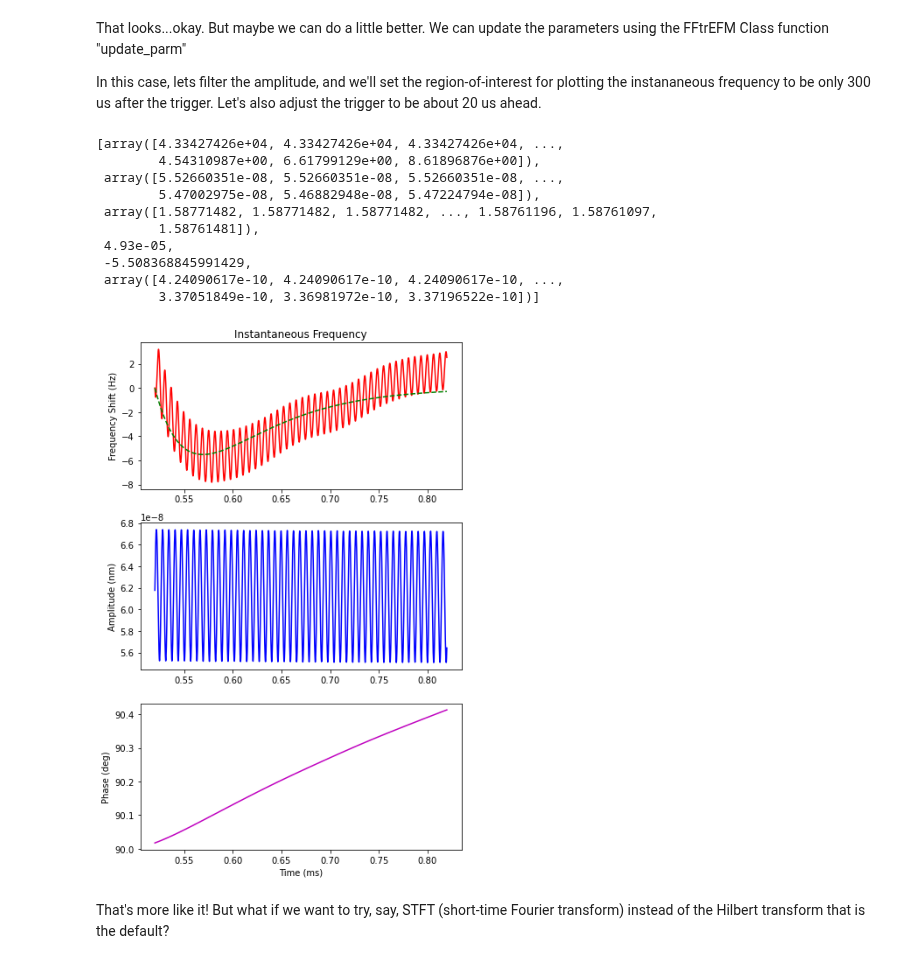
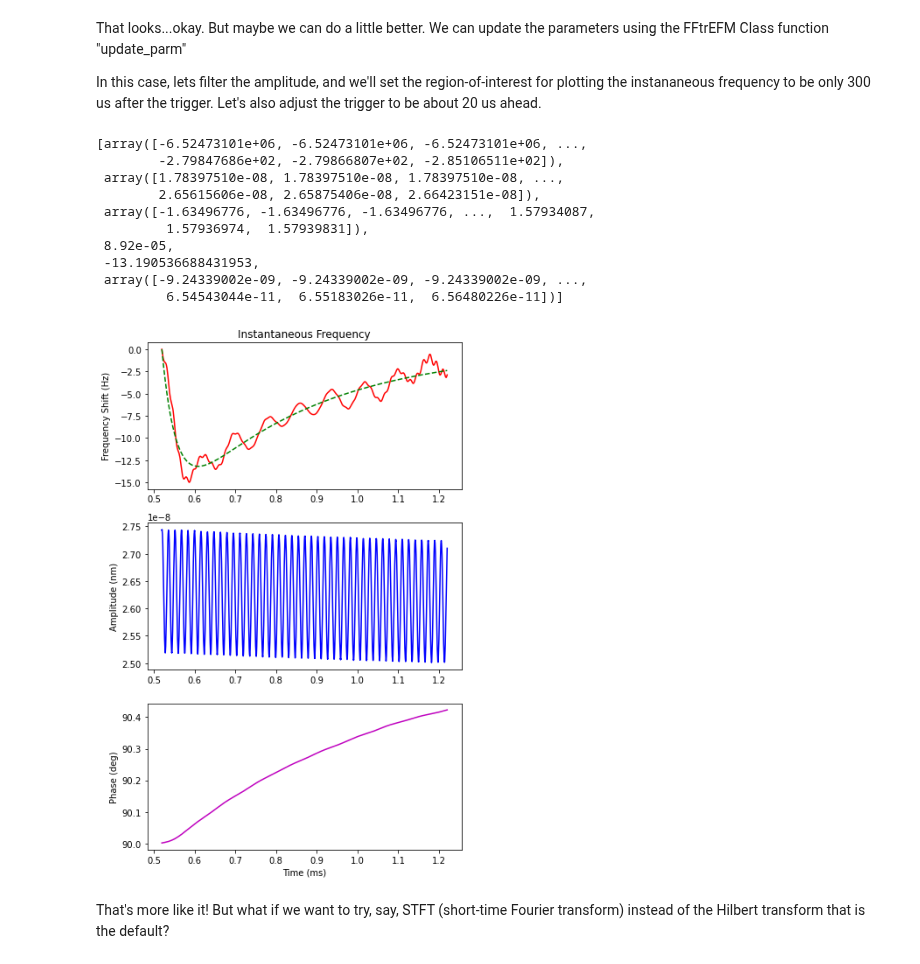
Before and after one commit to rajgiriUW/FFTA, a Jupyter notebook: notebooks/FFtrEFM basic processing.ipynb, the cells around one changed output. Cells and saved outputs as stored; diff of their text form; code cells hidden in the pictures.

```diff
--- a/notebooks/FFtrEFM basic processing.ipynb
+++ b/notebooks/FFtrEFM basic processing.ipynb
@@ -64,0 +43,9 @@ Some parameters to note:
+# %%
+# Set the FF_FOlder to whereever you downloaded the data.
+ibw_folder = r'FOLDER_WHERE_YOU_SAVED_THE_IBW_FILES'
+topo_path = r'PATH_WHERE_YOU_SAVED_THE_ASSOCIATED_TOPOGRAPHY_IMAGE'
+
+# In my case, that's this:
+# Comment out this line on your machine
+ibw_folder = r'G:\My Drive\FFTA_Notebook\notebook_data\perovskite'
+topo_path = r'G:\My Drive\FFTA_Notebook\notebook_data\perovskite_example.ibw'
@@ -67,10 +75,5 @@ Some parameters to note:
 # h5_path, parm_dict, h5_avg = ffta.load.load_hdf.load_wrapper()
 
 # Otherwise, input them manually
-base_file_path = r'F:\Raj - trEFM data\150921-PTB7'
-ibw_path = base_file_path + r'\FF4_128img.ibw'
-folder_path = base_file_path + r'\FF4_CH03dB10V128'
-ibw_path = r'F:/Raj - trEFM data/20200914 - MAPI IMskpm ff fk kp/FF10_postPL02_v3.ibw'
-folder_path = r'F:\Raj - trEFM data\20200914 - MAPI IMskpm ff fk kp\FF10_-5V_floating_600mA_postPL02'
-h5_path, parm_dict, h5_avg = ffta.load.load_hdf.load_wrapper(ibw_file_path=ibw_path, ff_file_path=folder_path)
+h5_path, parm_dict, h5_avg = ffta.load.load_hdf.load_wrapper(ibw_file_path=topo_path, ff_file_path=ibw_folder)
 # %% [output]
@@ -141,5 +156,5 @@ fig_eigvec, axes = usid.viz.plot_utils.plot_curves(h5_spec_vals*1e3, eigen_vecs,
 # %%
-# Rebuild
-clean_components = [0,1,2,3,4] # change based on SVD
+# 3. Filter and Rebuild the Data
+clean_components = [0, 1, 2, 3, 4, 5] # change based on SVD
 
 h5_rb = ffta.analysis.svd.svd_filter(h5_avg, clean_components)
@@ -189,19 +241,19 @@ We can update the parameters using the FFtrEFM Class function "update_parm"
 
 In this case, lets filter the amplitude, and we'll set the region-of-interest for plotting the instananeous frequency to be only 300 us after the trigger. Let's also adjust the trigger to be about 20 us ahead.
 # %%
-data.update_parm(**{'filter_amp': True, 'roi':0.0003, 'trigger': 0.00052})
-data.test()
+data.update_parm(filter_amp=True, roi=0.0007, trigger=0.00052, n_taps=1399)
+data.test(pixel_ind=[10,10])
 # %% [output]
-[array([4.33427426e+04, 4.33427426e+04, 4.33427426e+04, ...,
-        4.54310987e+00, 6.61799129e+00, 8.61896876e+00]),
- array([5.52660351e-08, 5.52660351e-08, 5.52660351e-08, ...,
-        5.47002975e-08, 5.46882948e-08, 5.47224794e-08]),
- array([1.58771482, 1.58771482, 1.58771482, ..., 1.58761196, 1.58761097,
-        1.58761481]),
- 4.93e-05,
- -5.508368845991429,
- array([4.24090617e-10, 4.24090617e-10, 4.24090617e-10, ...,
-        3.37051849e-10, 3.36981972e-10, 3.37196522e-10])]
+[array([-6.52473101e+06, -6.52473101e+06, -6.52473101e+06, ...,
+        -2.79847686e+02, -2.79866807e+02, -2.85106511e+02]),
+ array([1.78397510e-08, 1.78397510e-08, 1.78397510e-08, ...,
+        2.65615606e-08, 2.65875406e-08, 2.66423151e-08]),
+ array([-1.63496776, -1.63496776, -1.63496776, ...,  1.57934087,
+         1.57936974,  1.57939831]),
+ 8.92e-05,
+ -13.190536688431953,
+ array([-9.24339002e-09, -9.24339002e-09, -9.24339002e-09, ...,
+         6.54543044e-11,  6.55183026e-11,  6.56480226e-11])]
-[figure, old version]
+[figure, new version]
 # %% [markdown]
 That's more like it! But what if we want to try, say, STFT (short-time Fourier transform) instead of the Hilbert transform that is the default?
```
Also changed, not shown: parts of 22 cells of this notebook.
